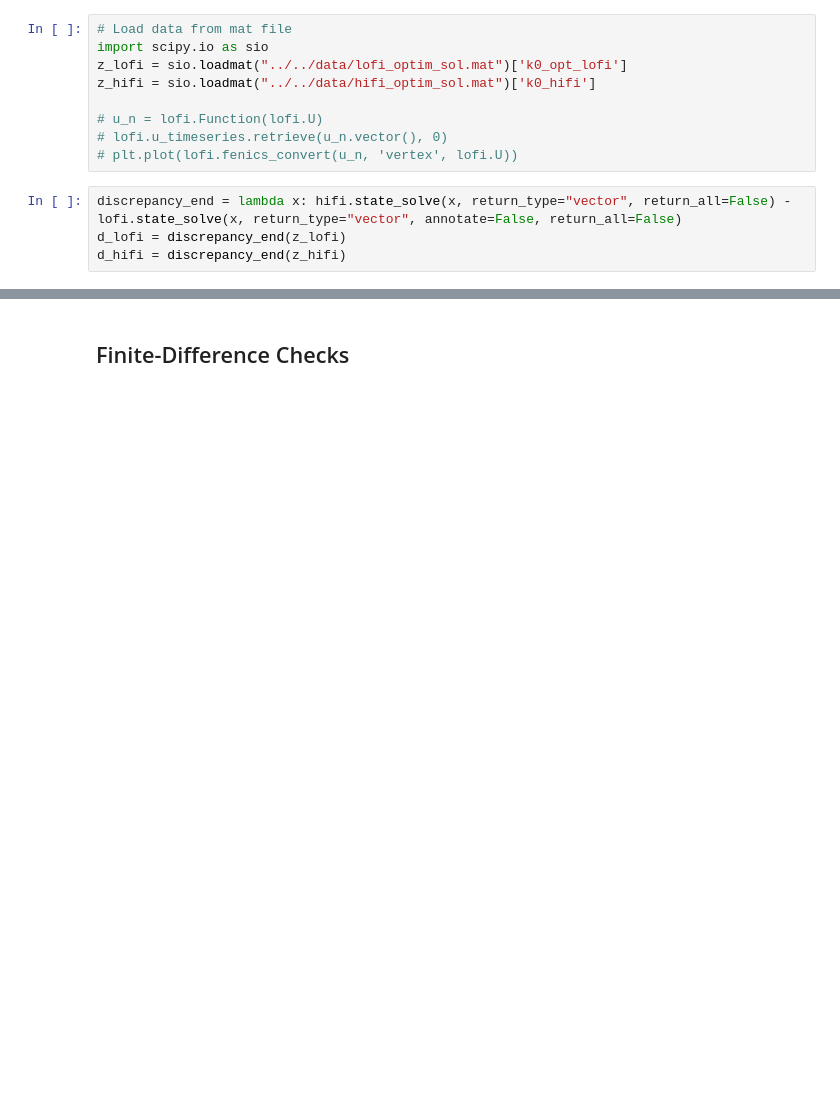
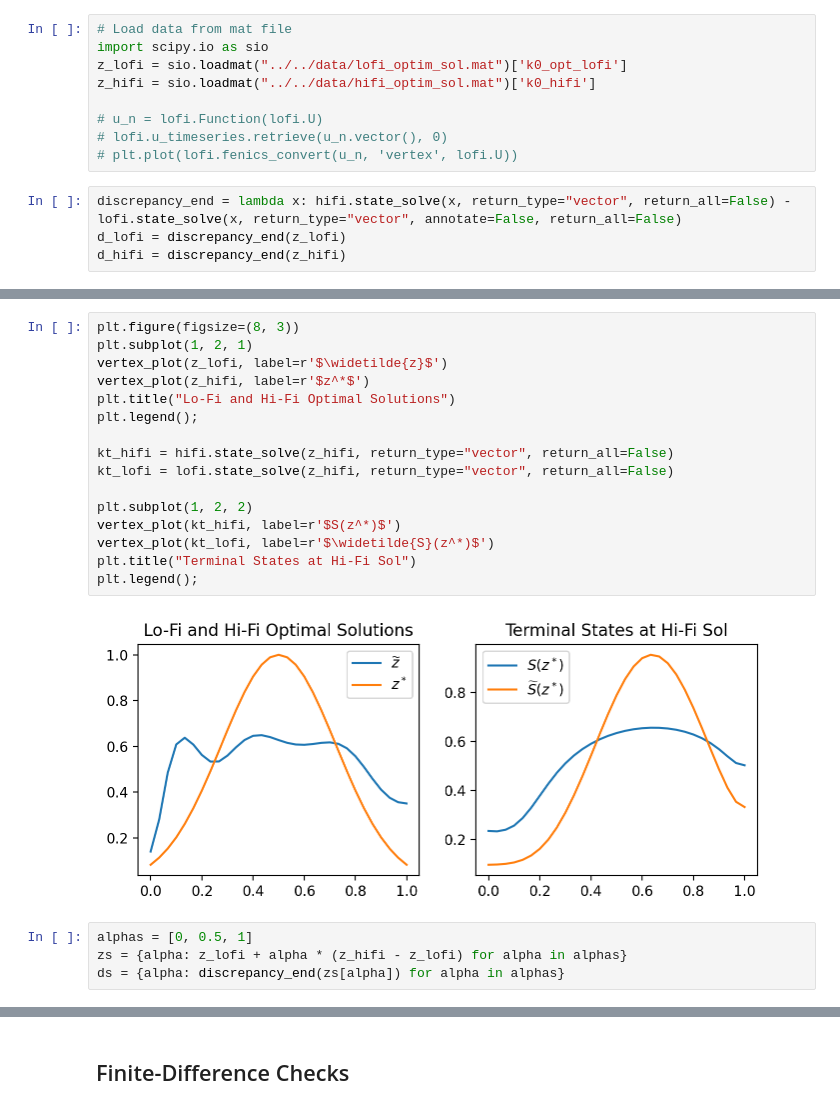
Before and after one commit to sandialabs/Sola, a Jupyter notebook: examples/Transient_Fluid_Flow_Tracer_1D/python/serverside/eval_discrepancy.ipynb, the cells around one changed output, grey strips where cells are left out. Saved outputs shown, nothing was run; the diff lists cells and outputs as text; blank space fills up the shorter version.

```diff
--- a/examples/Transient_Fluid_Flow_Tracer_1D/python/serverside/eval_discrepancy.ipynb
+++ b/examples/Transient_Fluid_Flow_Tracer_1D/python/serverside/eval_discrepancy.ipynb
@@ -152,0 +58,22 @@ plt.legend()
+# %%
+plt.figure(figsize=(8, 3))
+plt.subplot(1, 2, 1)
+vertex_plot(z_lofi, label=r'$\widetilde{z}$')
+vertex_plot(z_hifi, label=r'$z^*$')
+plt.title("Lo-Fi and Hi-Fi Optimal Solutions")
+plt.legend();
+
+kt_hifi = hifi.state_solve(z_hifi, return_type="vector", return_all=False)
+kt_lofi = lofi.state_solve(z_hifi, return_type="vector", return_all=False)
+
+plt.subplot(1, 2, 2)
+vertex_plot(kt_hifi, label=r'$S(z^*)$')
+vertex_plot(kt_lofi, label=r'$\widetilde{S}(z^*)$')
+plt.title("Terminal States at Hi-Fi Sol")
+plt.legend();
+# %% [output]
+[figure, added]
+# %%
+alphas = [0, 0.5, 1]
+zs = {alpha: z_lofi + alpha * (z_hifi - z_lofi) for alpha in alphas}
+ds = {alpha: discrepancy_end(zs[alpha]) for alpha in alphas}
```
Also changed, not shown: parts of 18 cells of this notebook, 6 other files.
